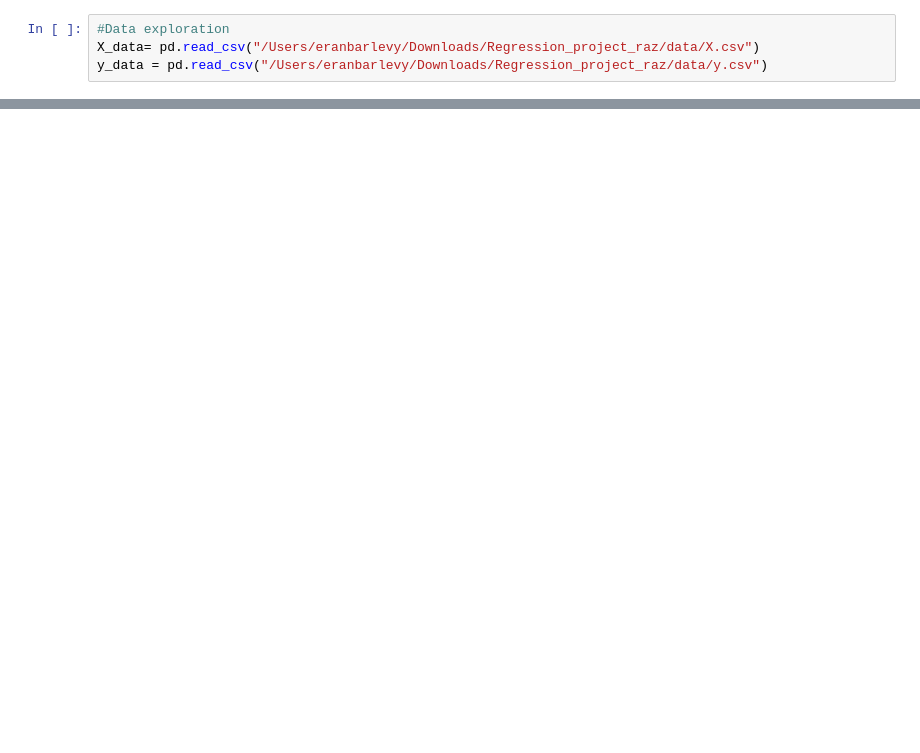
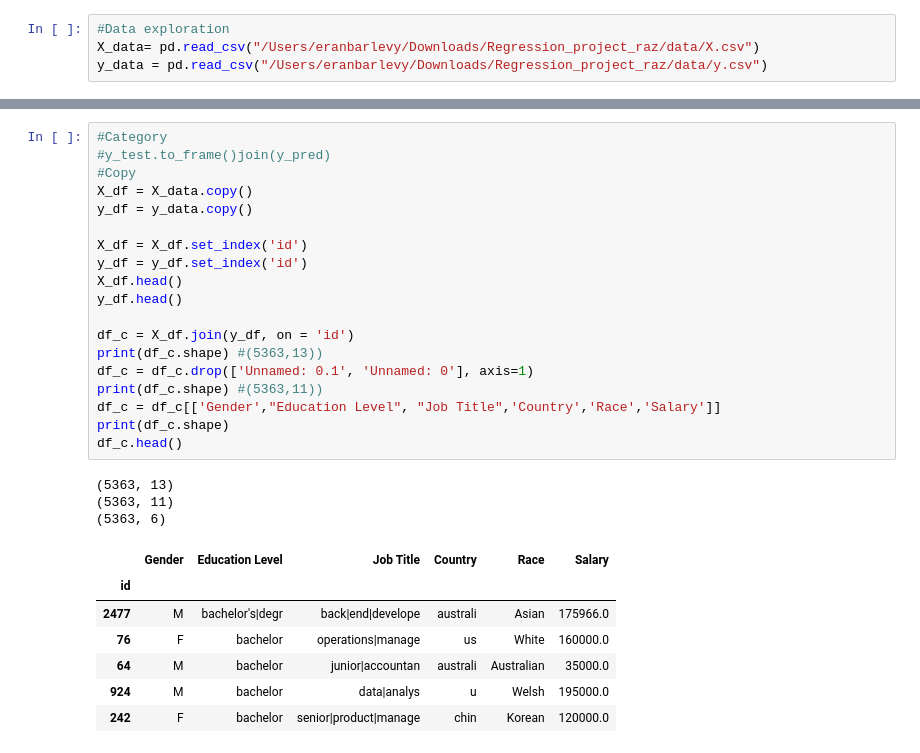
Before and after one commit to myeran/Regression_project_raz, a Jupyter notebook: Linear regression.ipynb, the cells around one changed output, grey strips where cells are left out. Cells and saved outputs as stored; diff of their text form; blank space fills up the shorter version.

```diff
--- a/Linear regression.ipynb
+++ b/Linear regression.ipynb
@@ -181,0 +211,30 @@ LinearRegression does not accept missing values encoded as NaN natively. For sup
+# %%
+#Category
+#y_test.to_frame()join(y_pred)
+#Copy
+X_df = X_data.copy()
+y_df = y_data.copy()
+
+X_df = X_df.set_index('id')
+y_df = y_df.set_index('id')
+X_df.head()
+y_df.head()
+
+df_c = X_df.join(y_df, on = 'id')
+print(df_c.shape) #(5363,13))
+df_c = df_c.drop(['Unnamed: 0.1', 'Unnamed: 0'], axis=1)
+print(df_c.shape) #(5363,11))
+df_c = df_c[['Gender',"Education Level", "Job Title",'Country','Race','Salary']]
+print(df_c.shape)
+df_c.head()
+# %% [output]
+(5363, 13)
+(5363, 11)
+(5363, 6)
+|  | Gender | Education Level | Job Title | Country | Race | Salary |
+| id |  |  |  |  |  |  |
+| 2477 | M | bachelor's|degr | back|end|develope | australi | Asian | 175966.0 |
+| 76 | F | bachelor | operations|manage | us | White | 160000.0 |
+| 64 | M | bachelor | junior|accountan | australi | Australian | 35000.0 |
+| 924 | M | bachelor | data|analys | u | Welsh | 195000.0 |
+| 242 | F | bachelor | senior|product|manage | chin | Korean | 120000.0 |
```
Also changed, not shown: parts of 18 cells of this notebook, 1 other file.
